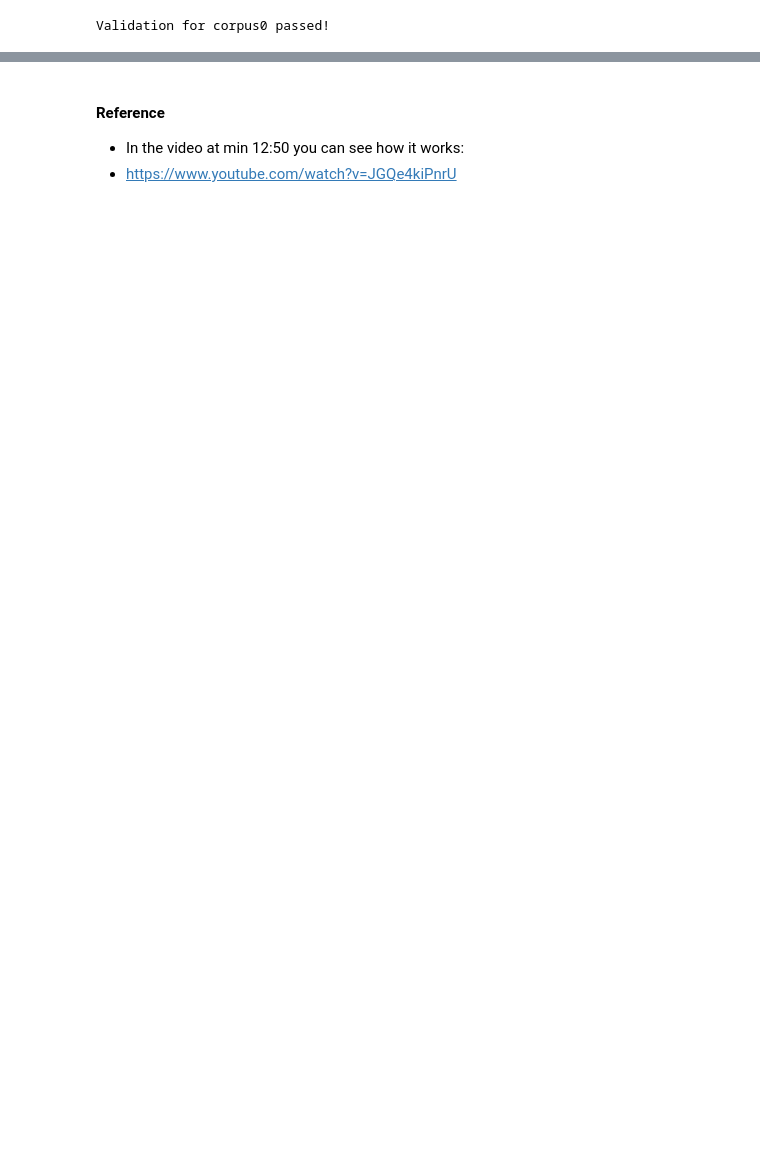
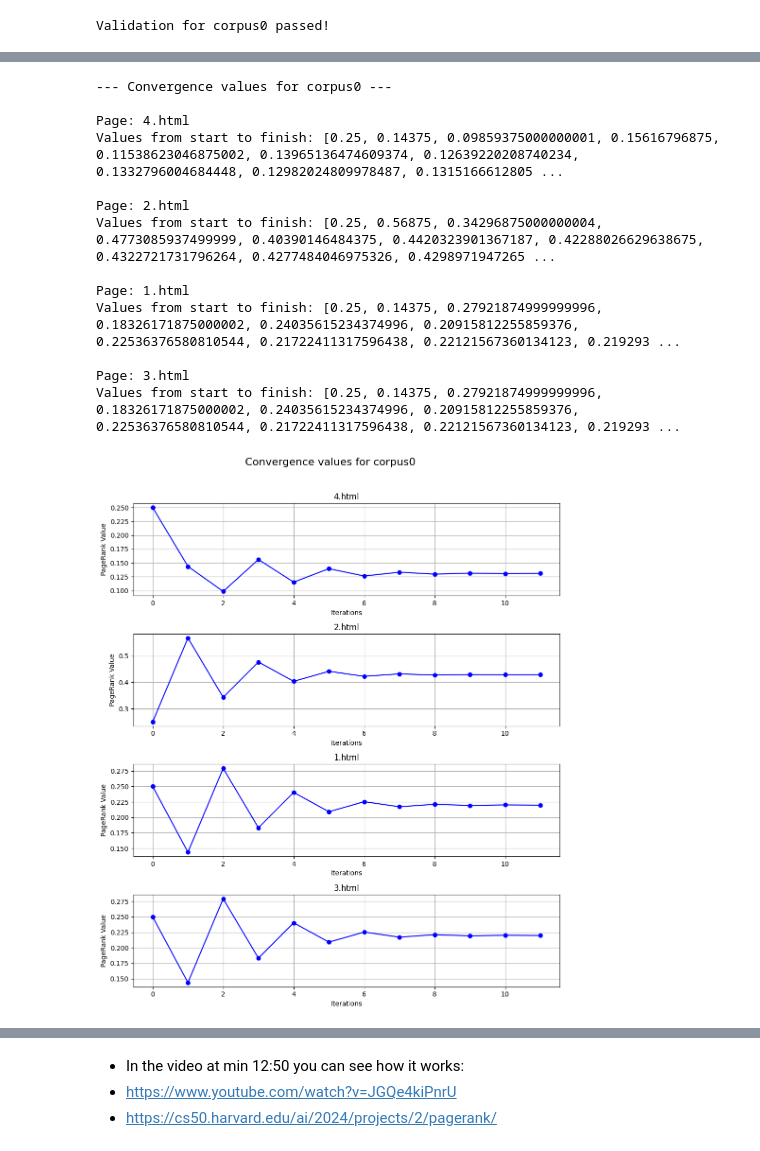
Before and after one commit to SavinRazvan/pagerank, a Jupyter notebook: pagerank_test.ipynb, the cells around one changed output, grey strips where cells are left out. Drawn from its saved outputs; the diff is of its cells as text; code cells hidden in the pictures; blank space fills up the shorter version.

Commit message:
Updated plots and added prints, for a better understanding

```diff
--- a/pagerank_test.ipynb
+++ b/pagerank_test.ipynb
@@ -334,0 +175,43 @@ visualize_page_evolution(corpora, results)
+# %%
+def print_and_plot_convergence_values(convergence_data):
+    """
+    Print the convergence values and plot small graphics for each HTML page in each corpus.
+    """
+    for corpus_name, pages_data in convergence_data.items():
+        print(f"\n--- Convergence values for {corpus_name} ---")
+        fig, axes = plt.subplots(len(pages_data), 1, figsize=(10, len(pages_data) * 3))
+        fig.suptitle(f'Convergence values for {corpus_name}', fontsize=16)
+
+        if len(pages_data) == 1:
+            axes = [axes]
+
+        for i, (page, values) in enumerate(pages_data.items()):
+            print(f"\nPage: {page}")
+            print(f"Values from start to finish: {values}")
+
+            iterations = list(range(len(values)))
+            axes[i].plot(iterations, values, linestyle='-', marker='o', color='blue')
+            axes[i].set_title(page)
+            axes[i].set_xlabel('Iterations')
+            axes[i].set_ylabel('PageRank Value')
+            axes[i].grid(True)
+
+        plt.tight_layout(rect=[0, 0, 1, 0.96])
+        plt.show()
+
+print_and_plot_convergence_values(convergence_data)
+# %% [output]
+--- Convergence values for corpus0 ---
+
+Page: 4.html
+Values from start to finish: [0.25, 0.14375, 0.09859375000000001, 0.15616796875, 0.11538623046875002, 0.13965136474609374, 0.12639220208740234, 0.1332796004684448, 0.12982024809978487, 0.1315166612805 ...
+
+Page: 2.html
+Values from start to finish: [0.25, 0.56875, 0.34296875000000004, 0.4773085937499999, 0.40390146484375, 0.4420323901367187, 0.42288026629638675, 0.4322721731796264, 0.4277484046975326, 0.4298971947265 ...
+
+Page: 1.html
+Values from start to finish: [0.25, 0.14375, 0.27921874999999996, 0.18326171875000002, 0.24035615234374996, 0.20915812255859376, 0.22536376580810544, 0.21722411317596438, 0.22121567360134123, 0.219293 ...
+
+Page: 3.html
+Values from start to finish: [0.25, 0.14375, 0.27921874999999996, 0.18326171875000002, 0.24035615234374996, 0.20915812255859376, 0.22536376580810544, 0.21722411317596438, 0.22121567360134123, 0.219293 ...
+[figure, added]
@@ -335,4 +254,4 @@ visualize_page_evolution(corpora, results)
 # %% [markdown]
-#### Reference
 - In the video at min 12:50 you can see how it works:
 - https://www.youtube.com/watch?v=JGQe4kiPnrU
+- https://cs50.harvard.edu/ai/2024/projects/2/pagerank/
```
Also changed, not shown: parts of 21 cells of this notebook.
